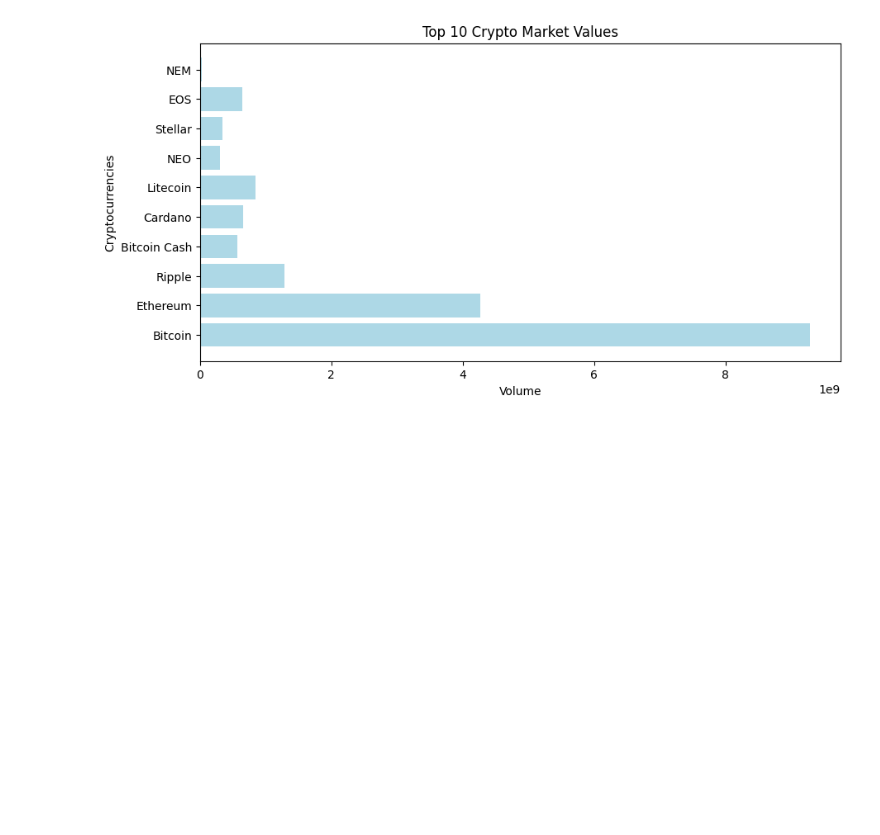
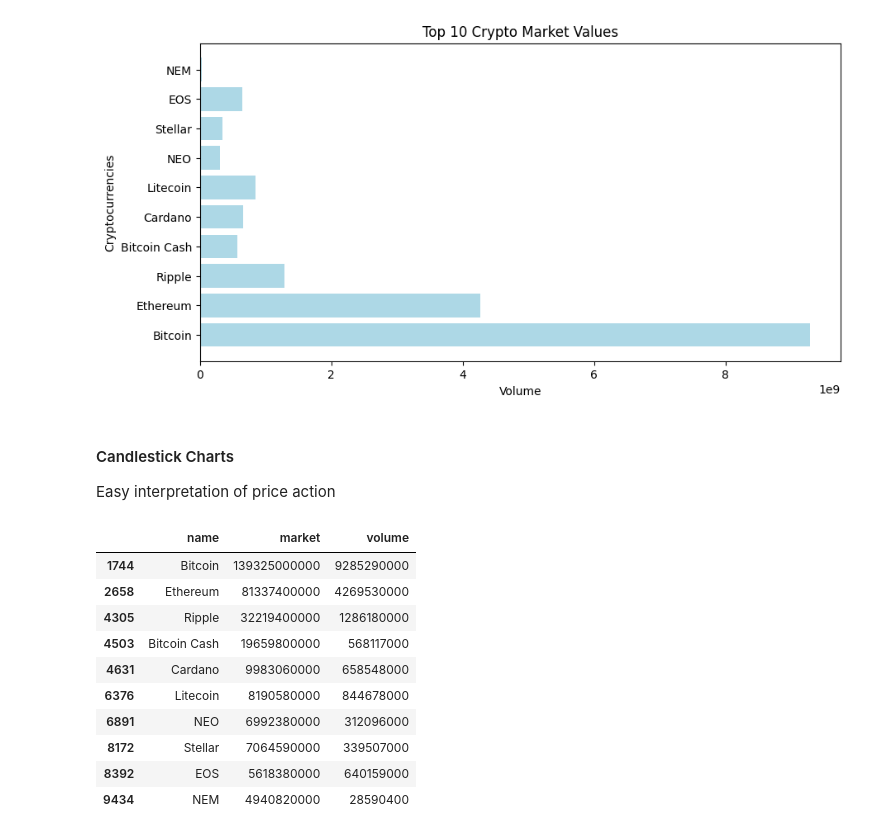
Before and after one commit to Annarhysa/Cryptocurrency-Market-Analysis, a Jupyter notebook: Analysis.ipynb, the cells around one changed output. Cells and saved outputs as stored; diff of their text form; code cells hidden in the pictures; blank space fills up the shorter version.

Commit message:
Charts

```diff
--- a/Analysis.ipynb
+++ b/Analysis.ipynb
@@ -119,3 +119,25 @@ volume
 plot(currency,volume, "Volume")
 # %% [output]
 [figure]
+# %% [markdown]
+#### Candlestick Charts
+
+Easy interpretation of price action
+# %%
+'''
+Let's take input from the user to specifically show the crypto chart from
+the top 10 listed
+'''
+latest
+# %% [output]
+|  | name | market | volume |
+| 1744 | Bitcoin | 139325000000 | 9285290000 |
+| 2658 | Ethereum | 81337400000 | 4269530000 |
+| 4305 | Ripple | 32219400000 | 1286180000 |
+| 4503 | Bitcoin Cash | 19659800000 | 568117000 |
+| 4631 | Cardano | 9983060000 | 658548000 |
+| 6376 | Litecoin | 8190580000 | 844678000 |
+| 6891 | NEO | 6992380000 | 312096000 |
+| 8172 | Stellar | 7064590000 | 339507000 |
+| 8392 | EOS | 5618380000 | 640159000 |
+| 9434 | NEM | 4940820000 | 28590400 |
```
Also changed, not shown: parts of 2 cells of this notebook.
